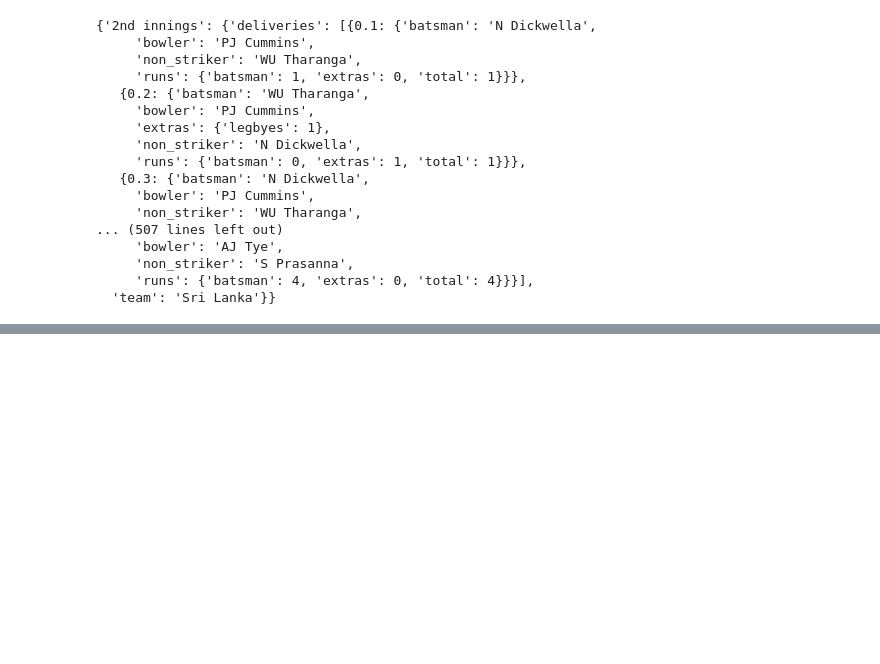
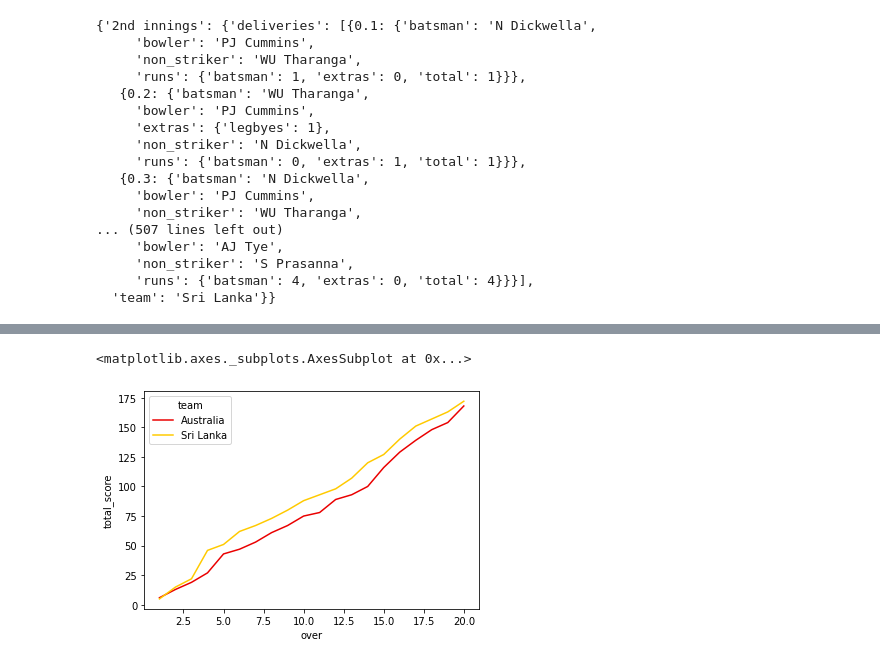
Before and after one commit to surajpandey11/icc-data-analysis, a Jupyter notebook: Suraj_Pandey_Guided_Project.ipynb, the cells around one changed output, grey strips where cells are left out. Drawn from its saved outputs; the diff is of its cells as text; code cells hidden in the pictures; blank space fills up the shorter version.

```diff
--- a/Suraj_Pandey_Guided_Project.ipynb
+++ b/Suraj_Pandey_Guided_Project.ipynb
@@ -102,0 +138,9 @@ first_inning_dict
+# %%
+first_innings_runs_df=get_innings_score(first_inning_deliveries)
+second_innings_runs_df=get_innings_score(second_inning_deliveries)
+# %%
+first_innings_runs_df['innings']='first'
+first_innings_runs_df['innings']='second'
+# %%
+first_innings_runs_df['team']=first_innings_dict['1st innings']['team']
+second_innings_runs_df['team']=second_innings_dict['2nd innings']['team']
@@ -102,0 +156,3 @@ first_inning_dict
+# %%
+match_score= pd.concat([first_innings_runs_df,second_innings_runs_df])
+match_score
@@ -102,0 +177,5 @@ first_inning_dict
+# %%
+sns.lineplot(x='over',y='total_score',data=match_score,hue='team',style='team',palette='hot',dashes=False, legend='brief')
+# %% [output]
+<matplotlib.axes._subplots.AxesSubplot at 0x...>
+[figure, added]
```
Also changed, not shown: parts of 12 cells of this notebook.
